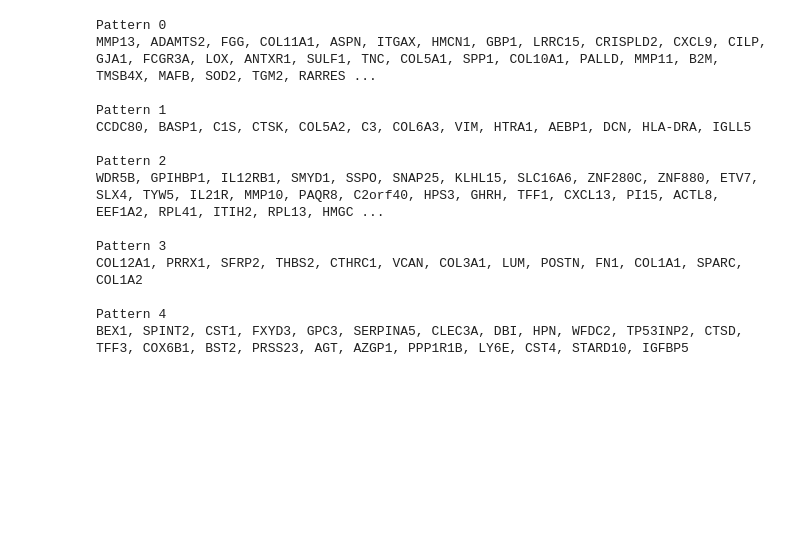
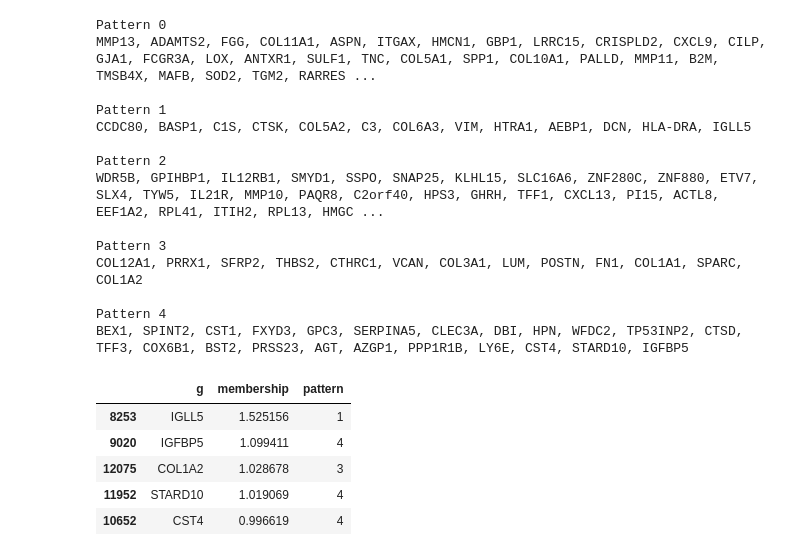
Before and after one commit to Teichlab/SpatialDE, a Jupyter notebook: Analysis/BreastCancer/Automatic expression histology.ipynb, the cells around one changed output. Drawn from its saved outputs; the diff is of its cells as text; code cells hidden in the pictures; blank space fills up the shorter version.

```diff
--- a/Analysis/BreastCancer/Automatic expression histology.ipynb
+++ b/Analysis/BreastCancer/Automatic expression histology.ipynb
@@ -94,3 +94,12 @@ COL12A1, PRRX1, SFRP2, THBS2, CTHRC1, VCAN, COL3A1, LUM, POSTN, FN1, COL1A1, SPA
 
 Pattern 4
 BEX1, SPINT2, CST1, FXYD3, GPC3, SERPINA5, CLEC3A, DBI, HPN, WFDC2, TP53INP2, CTSD, TFF3, COX6B1, BST2, PRSS23, AGT, AZGP1, PPP1R1B, LY6E, CST4, STARD10, IGFBP5
+# %%
+histology_results.sort_values('membership', ascending=False).head()
+# %% [output]
+|  | g | membership | pattern |
+| 8253 | IGLL5 | 1.525156 | 1 |
+| 9020 | IGFBP5 | 1.099411 | 4 |
+| 12075 | COL1A2 | 1.028678 | 3 |
+| 11952 | STARD10 | 1.019069 | 4 |
+| 10652 | CST4 | 0.996619 | 4 |
```
Also changed, not shown: parts of 1 cell of this notebook, 7 other files.
